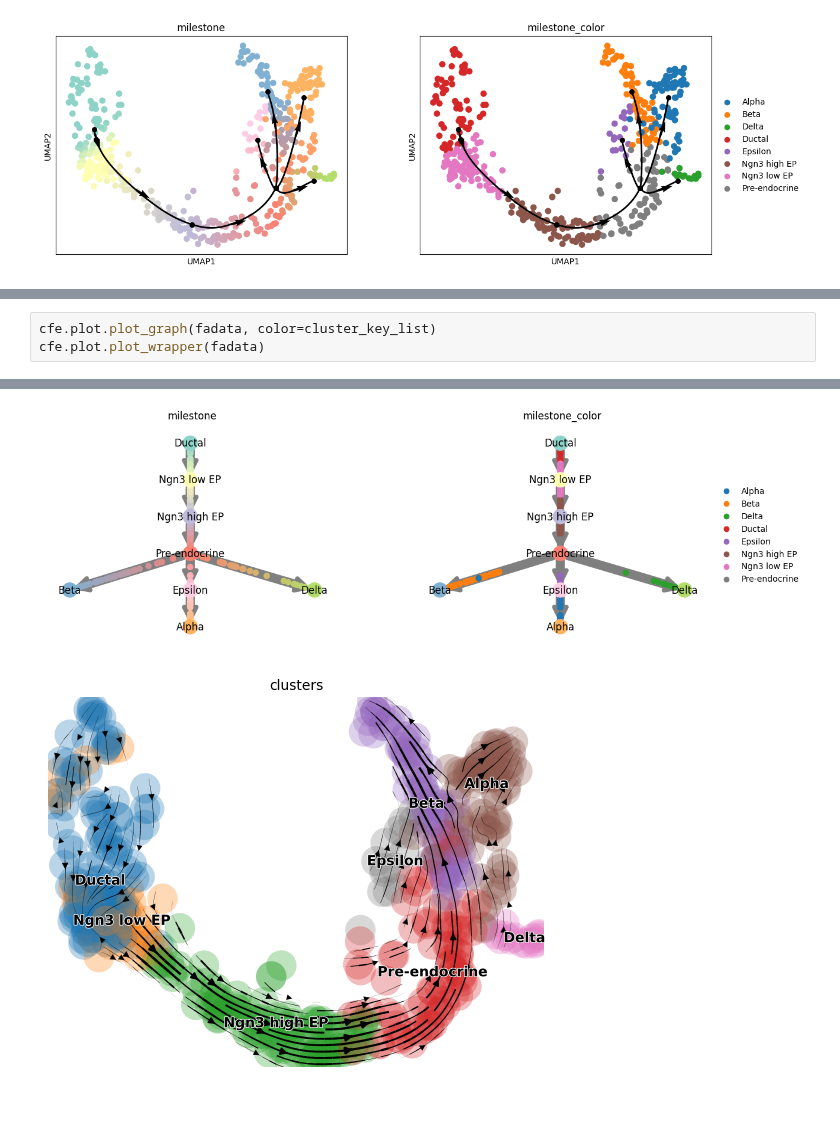
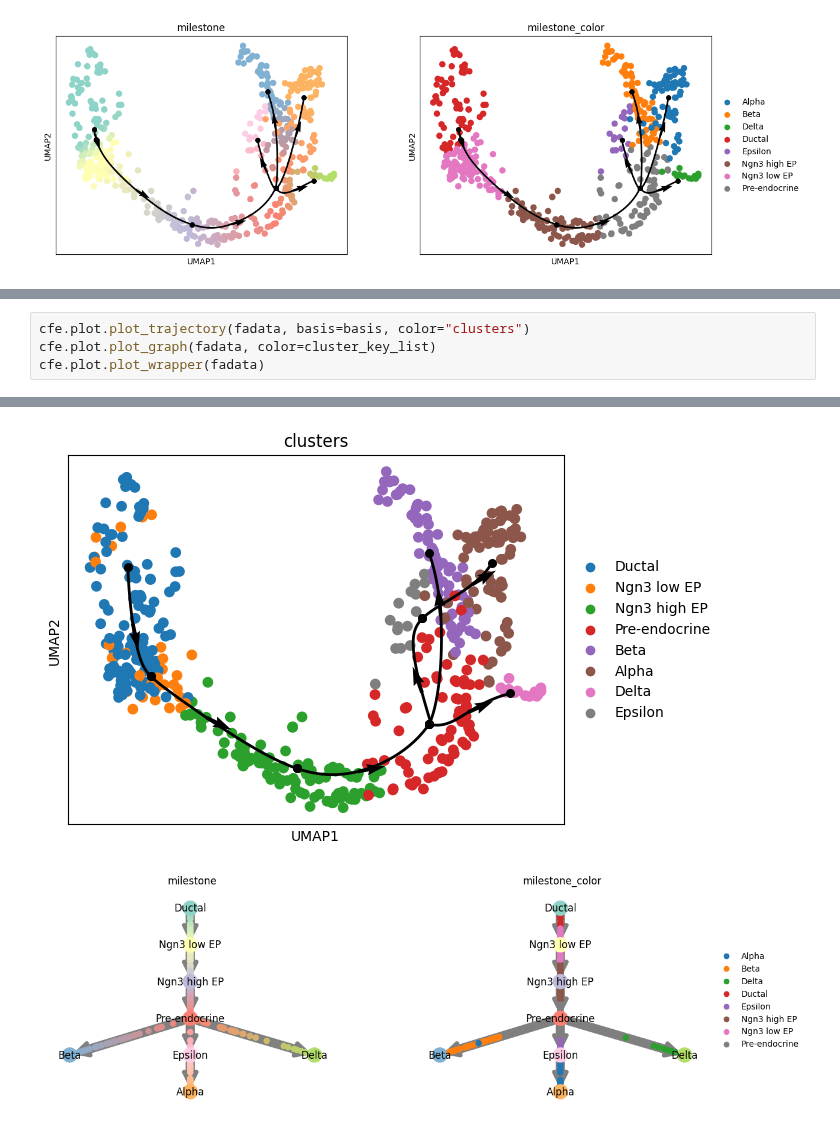
Before and after one commit to HuangDDU/cafe-release, a Jupyter notebook: notebook_dev/hzy/dev_scvelo_pancreas_500_conda.ipynb, the cells around one changed output, grey strips where cells are left out. Drawn from its saved outputs; the diff is of its cells as text; blank space fills up the shorter version.

```diff
--- a/notebook_dev/hzy/dev_scvelo_pancreas_500_conda.ipynb
+++ b/notebook_dev/hzy/dev_scvelo_pancreas_500_conda.ipynb
@@ -72,4 +69,5 @@ computing velocity embedding
 # %%
+cfe.plot.plot_trajectory(fadata, basis=basis, color="clusters")
 cfe.plot.plot_graph(fadata, color=cluster_key_list)
 cfe.plot.plot_wrapper(fadata)
 # %% [output]
@@ -77,2 +75,2 @@ cfe.plot.plot_wrapper(fadata)
-[figure, old version]
+[figure, new version]
-[figure, old version]
+[figure, new version]
```
Also changed, not shown: parts of 3 cells of this notebook, 12 other files.
